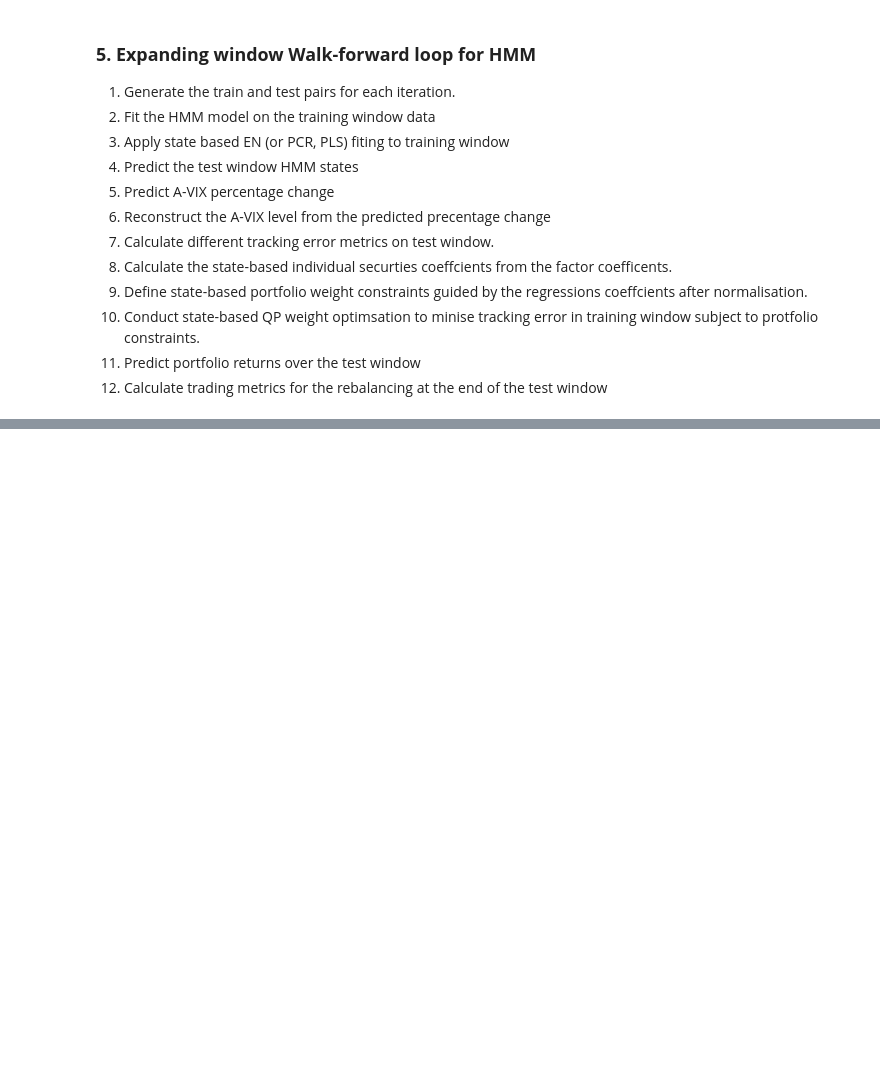
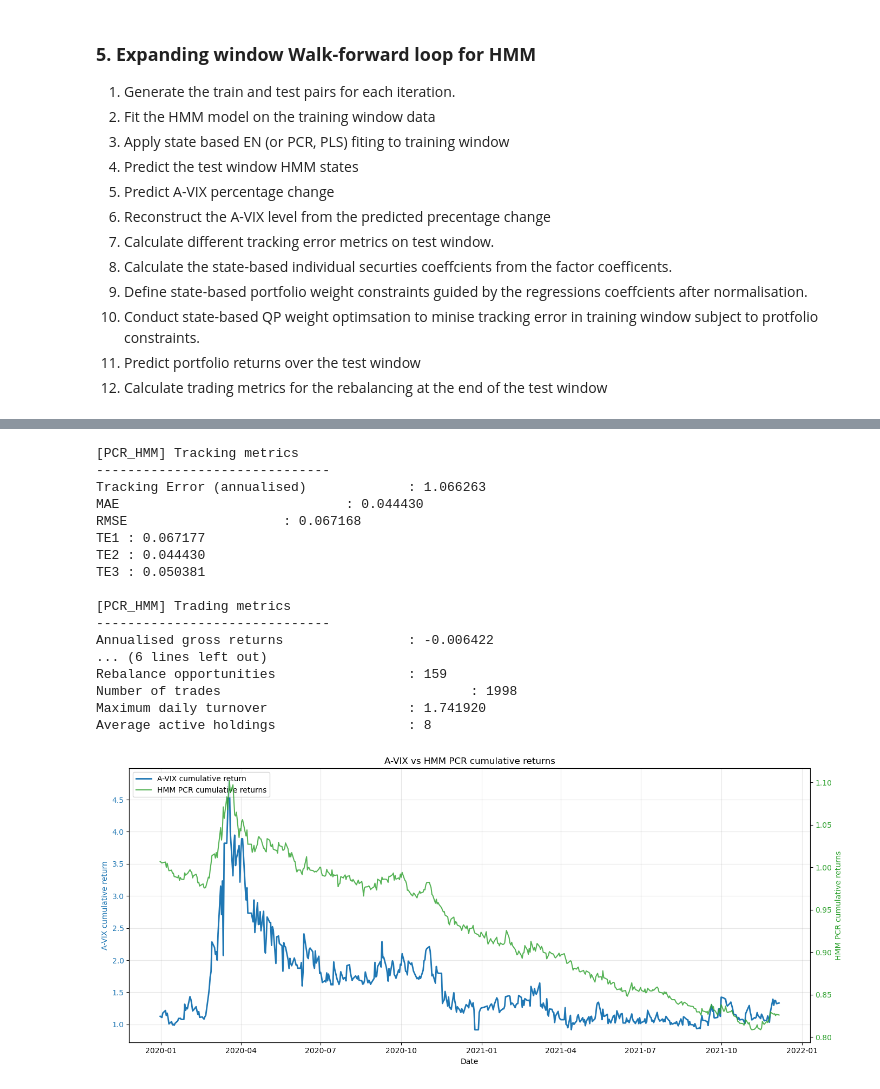
Before and after one commit to georgeyfady/Group_17836_Capstone, a Jupyter notebook: M4/Group_17836_M4.ipynb, the cells around one changed output, grey strips where cells are left out. Saved outputs shown, nothing was run; the diff lists cells and outputs as text; code cells hidden in the pictures; blank space fills up the shorter version.

```diff
--- a/M4/Group_17836_M4.ipynb
+++ b/M4/Group_17836_M4.ipynb
@@ -1818,0 +1685,49 @@ Average active holdings                 : 17.05
+# %%
+#########################
+# Expanding HMM + PCR
+#########################
+
+TRN_WINDOW = 320
+TST_WINDOW = 55
+HMM_STATES = 2
+MIN_ABS_WEIGHT = 0.04
+MIN_REL_WEIGHT_CHANGE = 0.01
+WEIGHT_DEVIATION = 0.03
+N_COMPONENTS = 17
+
+hmm_emissions = hmm_feature_engineering(screened_prices,screened_returns,HMM_STATES)[hmm_features].copy()
+hmm_states = expanding_hmm_states(hmm_emissions,TRN_WINDOW,TST_WINDOW)
+
+y_pred_pcr_exp, y_pred_portfolio_pcr_exp, reconst_pcr_exp, pcr_components_exp, pred_states_pcr_exp, hmm_pcr_coeff, hmm_pcr_weights, hmm_pcr_qp_weights, hmm_pcr_trading, gross_returns_pcr_exp = expanding_walk_forward(
+    'PCR',X,y,screened_prices['^AXVI'],hmm_states,TRN_WINDOW,TST_WINDOW,N_COMPONENTS)
+
+pred_start = TRN_WINDOW
+pred_end = pred_start + len(y_pred_pcr_exp)
+
+metrics_portfolio_pcr_exp = compute_tracking_metrics('[PCR_HMM] Tracking metrics',y.iloc[pred_start:pred_end].values,y_pred_portfolio_pcr_exp)
+metrics_trading_pcr_exp = compute_trading_metrics('[PCR_HMM] Trading metrics',hmm_pcr_trading,y_pred_portfolio_pcr_exp,gross_returns_pcr_exp,y.iloc[pred_start:pred_end].values)
+pcr_exp_objective = compute_objective(y_pred_portfolio_pcr_exp,y.iloc[pred_start:pred_end].values)
+
+if PLOT_GRAPH ==True:
+    PLT_STRT = 2000 #0
+    PLT_SIZE = 500  #4000
+    focused_plot('HMM PCR cumulative returns',y_pred_portfolio_pcr_exp,y.iloc[pred_start:pred_end],PLT_STRT,PLT_SIZE)
+# %% [output]
+[PCR_HMM] Tracking metrics
+------------------------------
+Tracking Error (annualised)             : 1.066263
+MAE                             : 0.044430
+RMSE                    : 0.067168
+TE1 : 0.067177
+TE2 : 0.044430
+TE3 : 0.050381
+
+[PCR_HMM] Trading metrics
+------------------------------
+Annualised gross returns                : -0.006422
+... (6 lines left out)
+Rebalance opportunities                 : 159
+Number of trades                                : 1998
+Maximum daily turnover                  : 1.741920
+Average active holdings                 : 8
+[figure, added]
```
Also changed, not shown: parts of 23 cells of this notebook.
